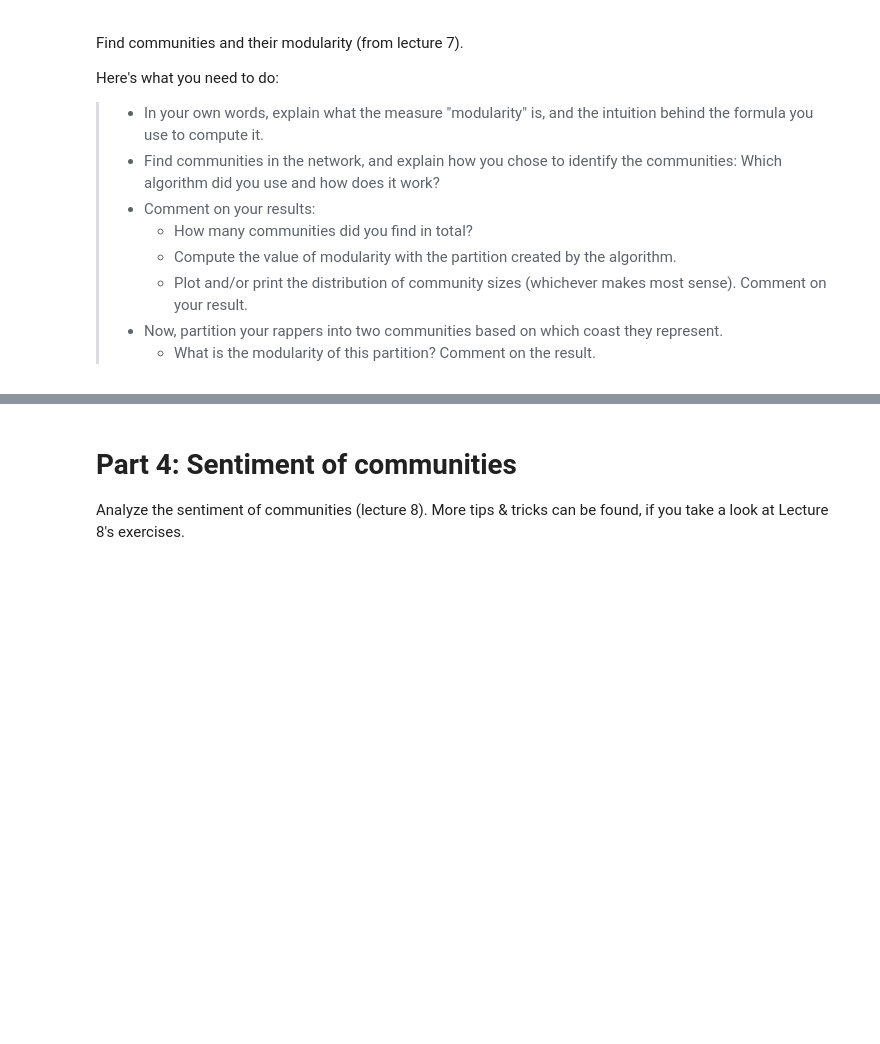
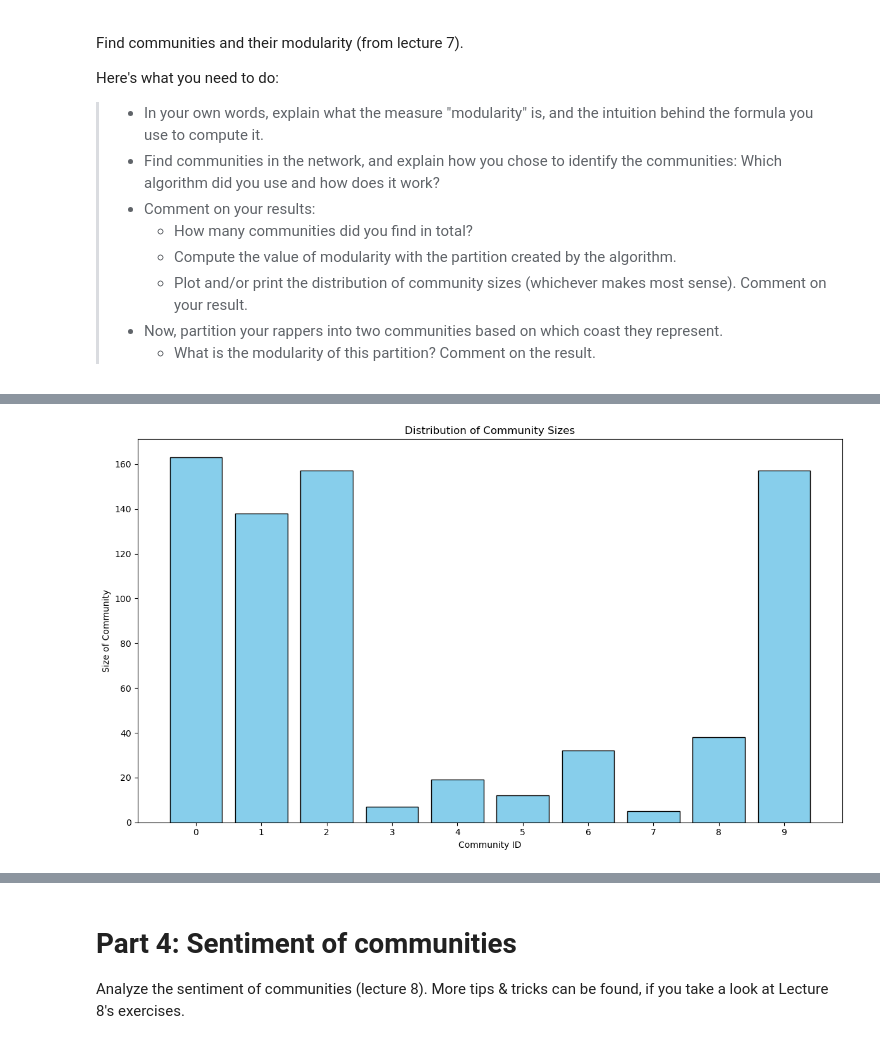
Before and after one commit to Linkschris/Assignment, a Jupyter notebook: Assignment2_jonas.ipynb, the cells around one changed output, grey strips where cells are left out. Saved outputs shown, nothing was run; the diff lists cells and outputs as text; code cells hidden in the pictures; blank space fills up the shorter version.

```diff
--- a/Assignment2_jonas.ipynb
+++ b/Assignment2_jonas.ipynb
@@ -425,0 +472,11 @@ Here's what you need to do:
+# %%
+from community import community_louvain
+
+# Load the graph
+G = nx.read_gexf("rapper_graph.gexf")
+
+partition = community_louvain.best_partition(G.to_undirected())
+modularity = community_louvain.modularity(partition, G.to_undirected())
+
+print("Modularity of the whole graph after using the louvain heuristic: ", modularity)
+print("Number of communities as best partition after using the louvain heuristic: ", max(partition.values()))
@@ -425,0 +492,22 @@ Here's what you need to do:
+# %%
+import matplotlib.pyplot as plt
+from collections import Counter
+
+# Using the 'partition' you got from community_louvain.best_partition
+community_sizes = Counter(partition.values())
+
+# Extracting community IDs and their sizes
+communities = list(community_sizes.keys())
+sizes = list(community_sizes.values())
+
+# Plotting
+plt.figure(figsize=(12, 7))
+plt.bar(communities, sizes, color='skyblue', edgecolor='black')
+plt.xlabel('Community ID')
+plt.ylabel('Size of Community')
+plt.title('Distribution of Community Sizes')
+plt.xticks(communities)
+plt.tight_layout()
+plt.show()
+# %% [output]
+[figure, added]
```
Also changed, not shown: parts of 9 cells of this notebook.
